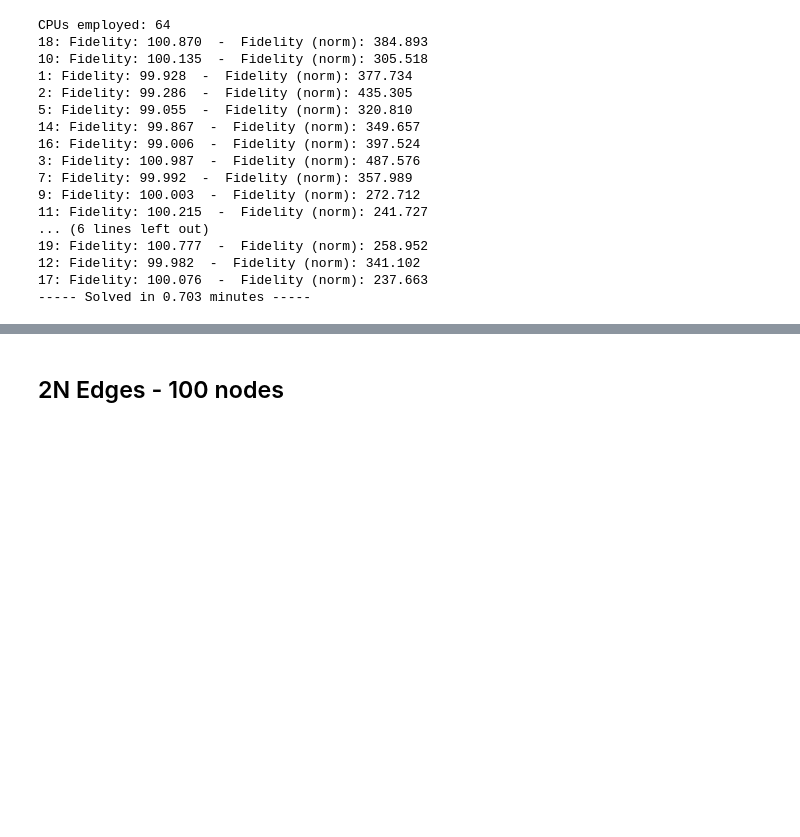
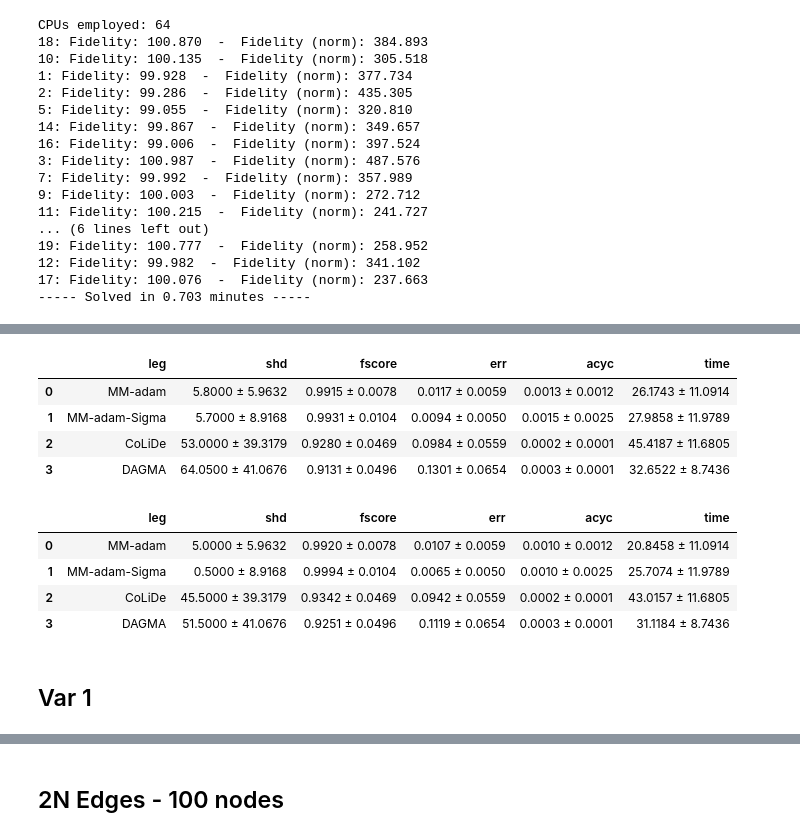
Before and after one commit to reysam93/cvx_dag_learning, a Jupyter notebook: preliminary_exp.ipynb, the cells around one changed output, grey strips where cells are left out. Cells and saved outputs as stored; diff of their text form; code cells hidden in the pictures; blank space fills up the shorter version.

```diff
--- a/preliminary_exp.ipynb
+++ b/preliminary_exp.ipynb
@@ -179,0 +230,24 @@ CPUs employed: 64
+# %%
+N = 100
+
+n_dags = 20
+verb = False
+data_params = {
+    'n_nodes': N,
+    'n_samples': 500, # 1000,
+    'graph_type': 'er',
+    'edges': 4*N,
+    'edge_type': 'positive',
+    'w_range': (.5, 1.5),  # (.5, 1)
+    'var': .5
+}
+print('CPUs employed:', N_CPUS)
+
+t_init = time.time()
+results = Parallel(n_jobs=N_CPUS)(delayed(run_exps)(g, data_params, Exps, thr=.2, verb=verb) for g in range(n_dags))
+ellapsed_time = (time.time() - t_init)/60
+print(f'----- Solved in {ellapsed_time:.3f} minutes -----')
+
+# Extract results
+shd, fscore, err, acyc, runtime = zip(*results)
+metrics = {'shd': shd, 'fscore': fscore, 'err': err, 'acyc': acyc, 'time': runtime}
@@ -179,0 +272,17 @@ CPUs employed: 64
+# %%
+exps_leg = [exp['leg'] for exp in Exps]
+utils.display_results(exps_leg, metrics, agg='mean')
+utils.display_results(exps_leg, metrics, agg='median')
+# %% [output]
+|  | leg | shd | fscore | err | acyc | time |
+| 0 | MM-adam | 5.8000 ± 5.9632 | 0.9915 ± 0.0078 | 0.0117 ± 0.0059 | 0.0013 ± 0.0012 | 26.1743 ± 11.0914 |
+| 1 | MM-adam-Sigma | 5.7000 ± 8.9168 | 0.9931 ± 0.0104 | 0.0094 ± 0.0050 | 0.0015 ± 0.0025 | 27.9858 ± 11.9789 |
+| 2 | CoLiDe | 53.0000 ± 39.3179 | 0.9280 ± 0.0469 | 0.0984 ± 0.0559 | 0.0002 ± 0.0001 | 45.4187 ± 11.6805 |
+| 3 | DAGMA | 64.0500 ± 41.0676 | 0.9131 ± 0.0496 | 0.1301 ± 0.0654 | 0.0003 ± 0.0001 | 32.6522 ± 8.7436 |
+|  | leg | shd | fscore | err | acyc | time |
+| 0 | MM-adam | 5.0000 ± 5.9632 | 0.9920 ± 0.0078 | 0.0107 ± 0.0059 | 0.0010 ± 0.0012 | 20.8458 ± 11.0914 |
+| 1 | MM-adam-Sigma | 0.5000 ± 8.9168 | 0.9994 ± 0.0104 | 0.0065 ± 0.0050 | 0.0010 ± 0.0025 | 25.7074 ± 11.9789 |
+| 2 | CoLiDe | 45.5000 ± 39.3179 | 0.9342 ± 0.0469 | 0.0942 ± 0.0559 | 0.0002 ± 0.0001 | 43.0157 ± 11.6805 |
+| 3 | DAGMA | 51.5000 ± 41.0676 | 0.9251 ± 0.0496 | 0.1119 ± 0.0654 | 0.0003 ± 0.0001 | 31.1184 ± 8.7436 |
+# %% [markdown]
+## Var 1
```
Also changed, not shown: parts of 16 cells of this notebook, 2 other files.
